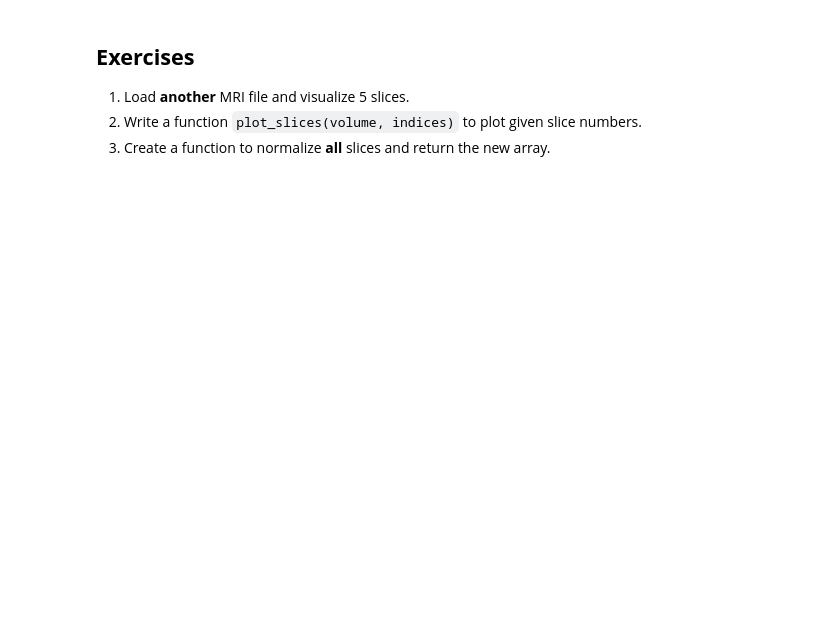
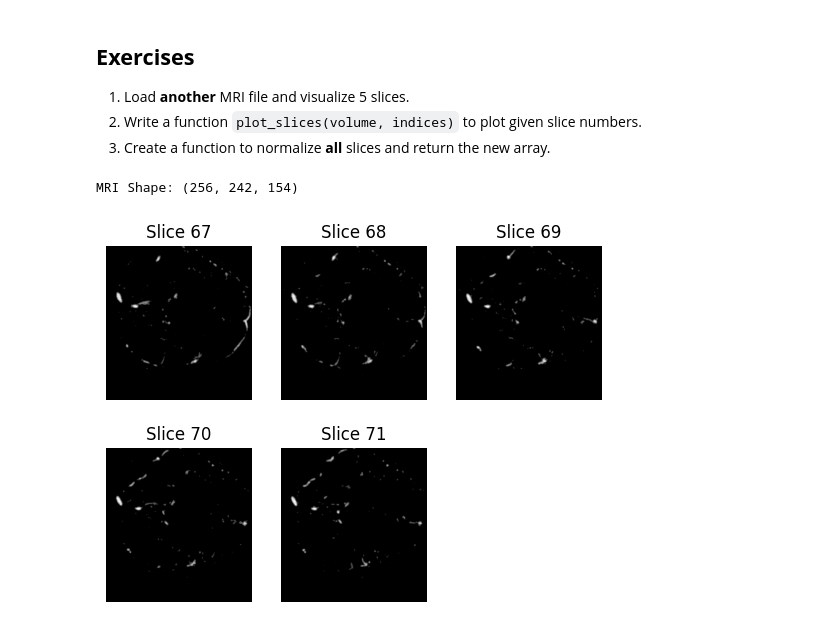
Before and after one commit to icodeforlife24/Brain_Tumor_Segmentation_BCP, a Jupyter notebook: Week_2/Python_libraries/Nibabel/nibabel_basics.ipynb, the cells around one changed output. Saved outputs shown, nothing was run; the diff lists cells and outputs as text; code cells hidden in the pictures; blank space fills up the shorter version.

```diff
--- a/Week_2/Python_libraries/Nibabel/nibabel_basics.ipynb
+++ b/Week_2/Python_libraries/Nibabel/nibabel_basics.ipynb
@@ -58,3 +69,18 @@ plt.axis('off')
 1. Load **another** MRI file and visualize 5 slices.
 2. Write a function `plot_slices(volume, indices)` to plot given slice numbers.
 3. Create a function to normalize **all** slices and return the new array.
+# %%
+file_path = 'C:\\DS-AI-ML\\Brain_Tumor_Segmentation_BCP\\Week_2\\Python_libraries\\Nibabel\\CT_AVM.nii.gz'
+mri = nib.load(file_path).get_fdata()
+print('MRI Shape:', mri.shape)
+# %% [output]
+MRI Shape: (256, 242, 154)
+# %%
+for i in range(67,72):
+    slice_index = i
+    plt.subplot(2,3,i-66)
+    plt.imshow(mri[:, :, slice_index], cmap='gray')
+    plt.title(f'Slice {slice_index}')
+    plt.axis('off')
+# %% [output]
+[figure, added]
```
Also changed, not shown: parts of 9 cells of this notebook, 2 other files.
